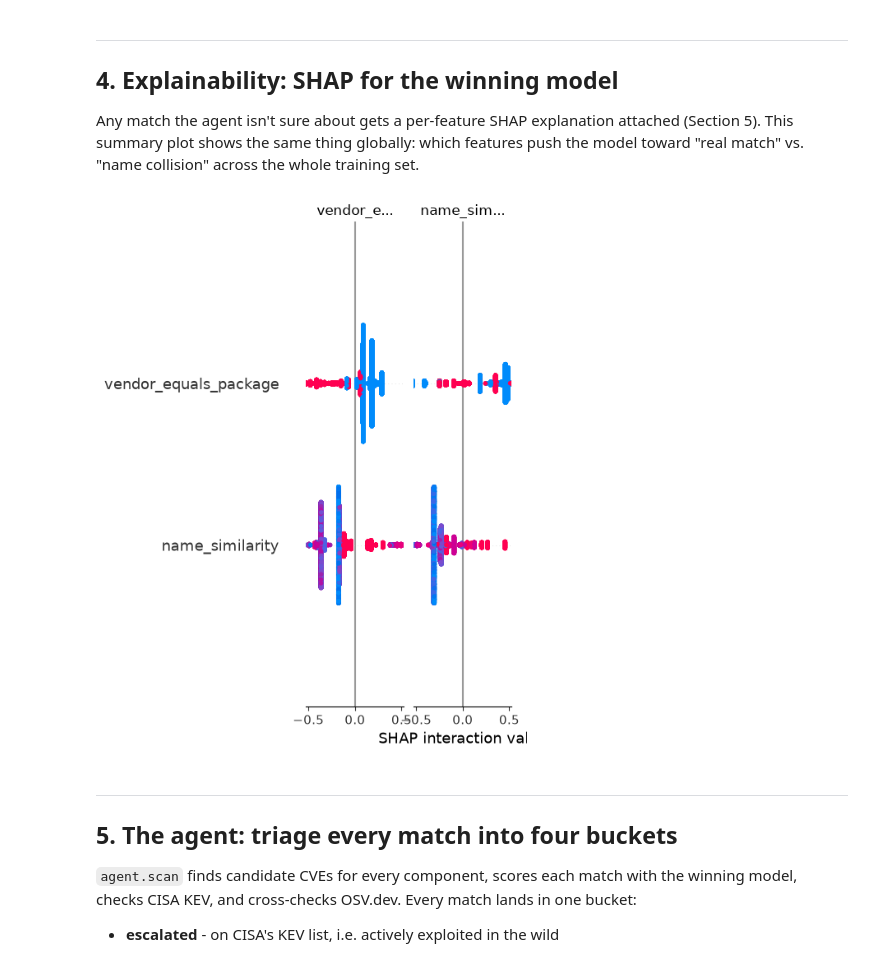
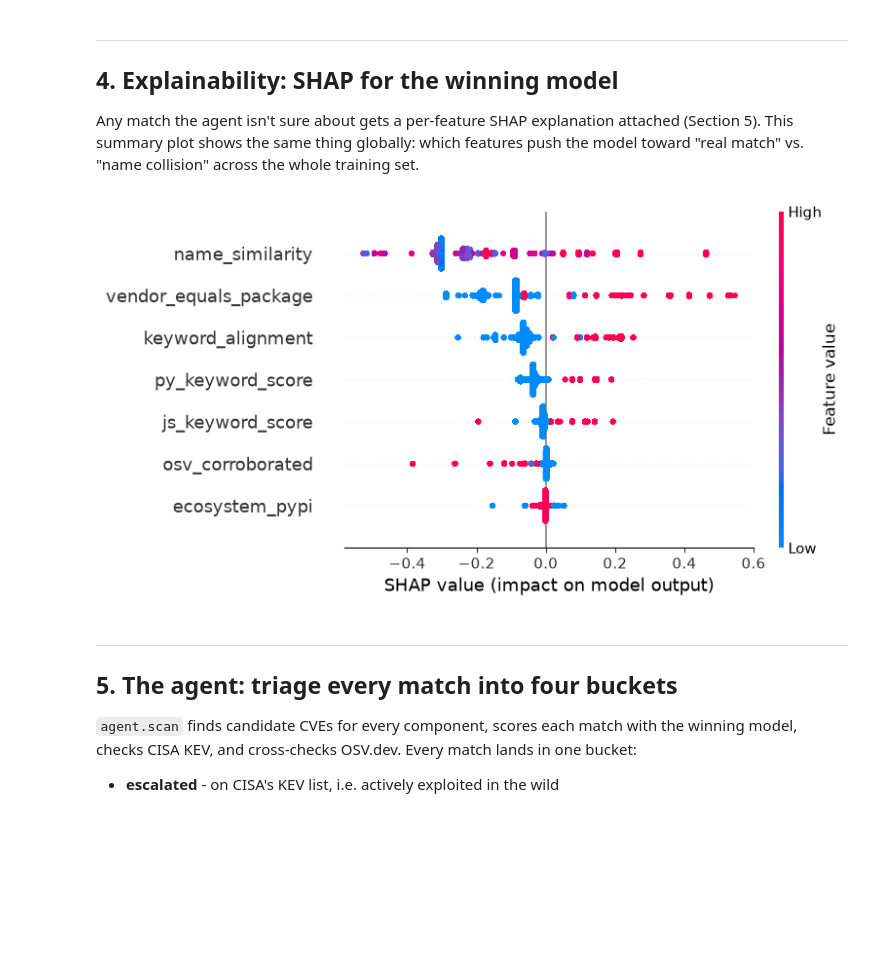
Before and after one commit to Yash-Annapure/IT_Security_Agent, a Jupyter notebook: notebooks/week3_agent.ipynb, the cells around one changed output. Drawn from its saved outputs; the diff is of its cells as text; code cells hidden in the pictures; blank space fills up the shorter version.

Commit message:
updated md file and notebook graph bug fix

```diff
--- a/notebooks/week3_agent.ipynb
+++ b/notebooks/week3_agent.ipynb
@@ -277,11 +277,24 @@ across the whole training set.
 # %%
 winner_name, winning_model, threshold = model.load_winning_model(model_dir=Path("..") / "models")
 background = dataset[labeling.FEATURES].astype(float)
 explainer = explain.make_explainer(winner_name, winning_model, background)
 shap_values = explainer.shap_values(background)
-shap.summary_plot(shap_values, background)
+
+# TreeExplainer on a binary classifier returns one SHAP value per class (shape
+# (n_samples, n_features, 2)) - slice to the "real match" class (index 1) before
+# plotting, the same extraction explain.explain_match() already does per-instance.
+# LinearExplainer (if logistic_regression wins instead) returns a plain 2D array,
+# so this only slices when there's actually a class axis to slice.
+if isinstance(shap_values, list):
+    shap_values_plot = shap_values[1]
+elif getattr(shap_values, "ndim", 2) == 3:
+    shap_values_plot = shap_values[:, :, 1]
+else:
+    shap_values_plot = shap_values
+
+shap.summary_plot(shap_values_plot, background)
 # %% [output]
-[figure, old version]
+[figure, new version]
 # %% [markdown]
 ---
 ## 5. The agent: triage every match into four buckets
```
Also changed, not shown: parts of 11 cells of this notebook, 1 other file.
